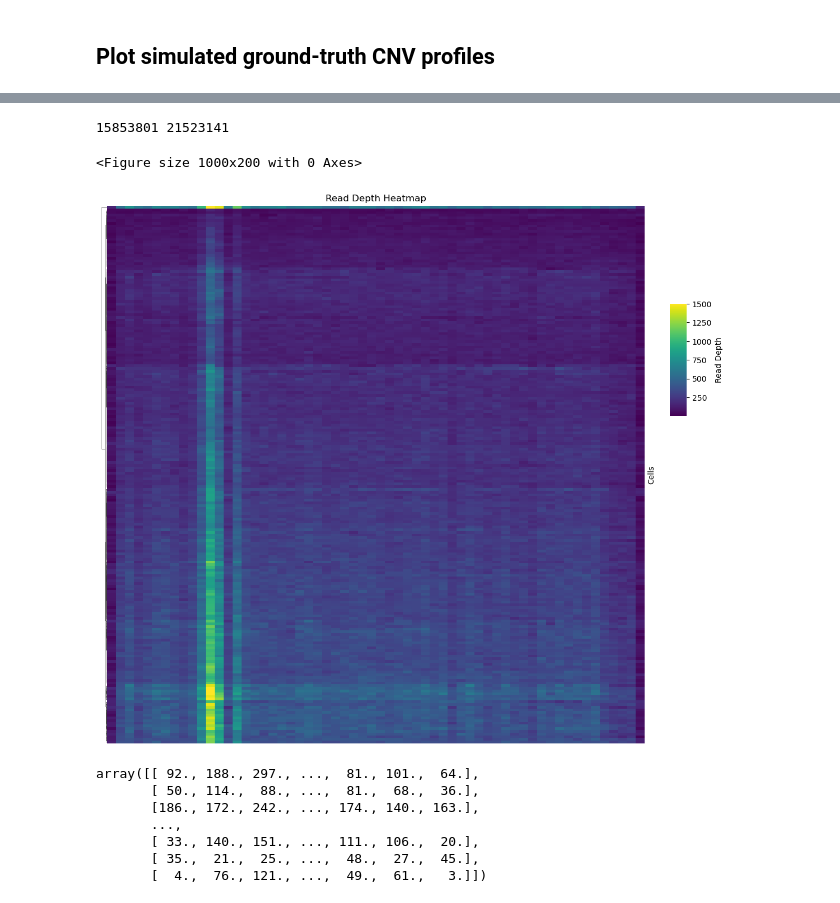
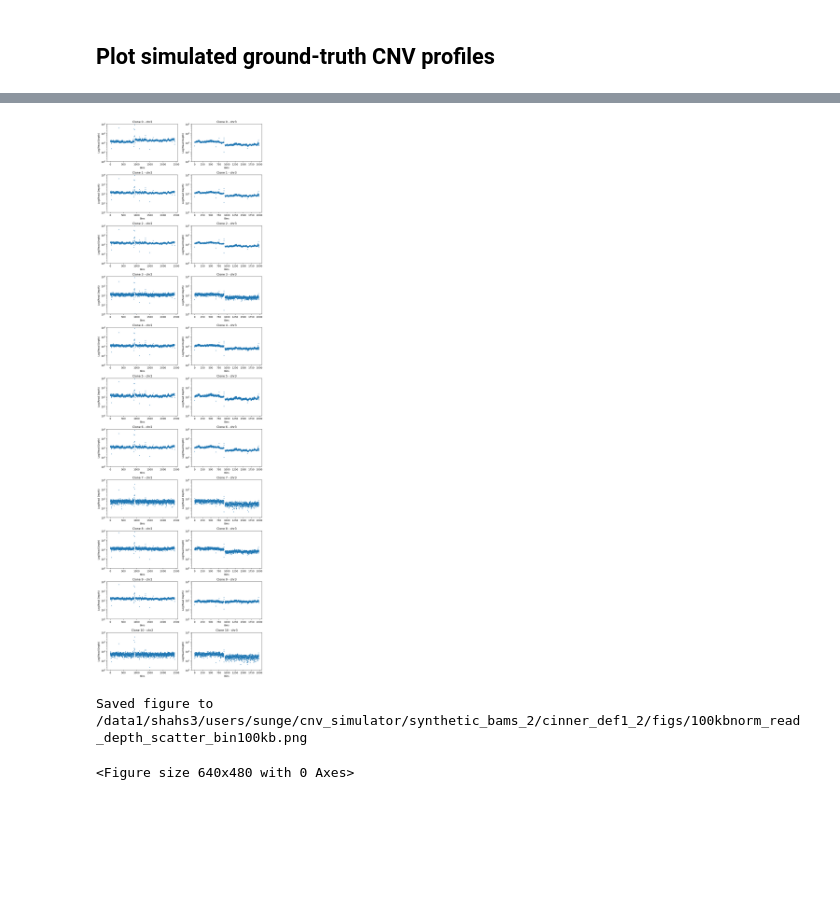
Before and after one commit to eunseos/cnv_simulator, a Jupyter notebook: notebooks/cnv_profile_plots.ipynb, the cells around one changed output, grey strips where cells are left out. Cells and saved outputs as stored; diff of their text form; code cells hidden in the pictures; blank space fills up the shorter version.

```diff
--- a/notebooks/cnv_profile_plots.ipynb
+++ b/notebooks/cnv_profile_plots.ipynb
@@ -358,13 +348,16 @@ clone0_chr1_read_pos = extract_read_positions(
-# %%
-plot_read_density_heatmap(clone0_chr1_read_pos, start_pos, end_pos, num_bins = 60, vmax = 1500)
-# %% [output]
-15853801 21523141
-<Figure size 1000x200 with 0 Axes>
-[figure, removed]
-array([[ 92., 188., 297., ...,  81., 101.,  64.],
-       [ 50., 114.,  88., ...,  81.,  68.,  36.],
-       [186., 172., 242., ..., 174., 140., 163.],
-       ...,
-       [ 33., 140., 151., ..., 111., 106.,  20.],
-       [ 35.,  21.,  25., ...,  48.,  27.,  45.],
-       [  4.,  76., 121., ...,  49.,  61.,   3.]])
+# %%
+plot_read_depth_scatter(
+    read_depth_mat,
+    clone_cell_idx_dict,
+    clone_lst = all_clones,
+    bins = bins,
+    bin_mult = 20,
+    chr_lst = all_chr,
+    region_range = None,
+    prefix = "100kb",
+    save = True
+)
+# %% [output]
+[figure, added]
+Saved figure to /data1/shahs3/users/sunge/cnv_simulator/synthetic_bams_2/cinner_def1_2/figs/100kbnorm_read_depth_scatter_bin100kb.png
+<Figure size 640x480 with 0 Axes>
```
Also changed, not shown: parts of 10 cells of this notebook, 33 other files.
